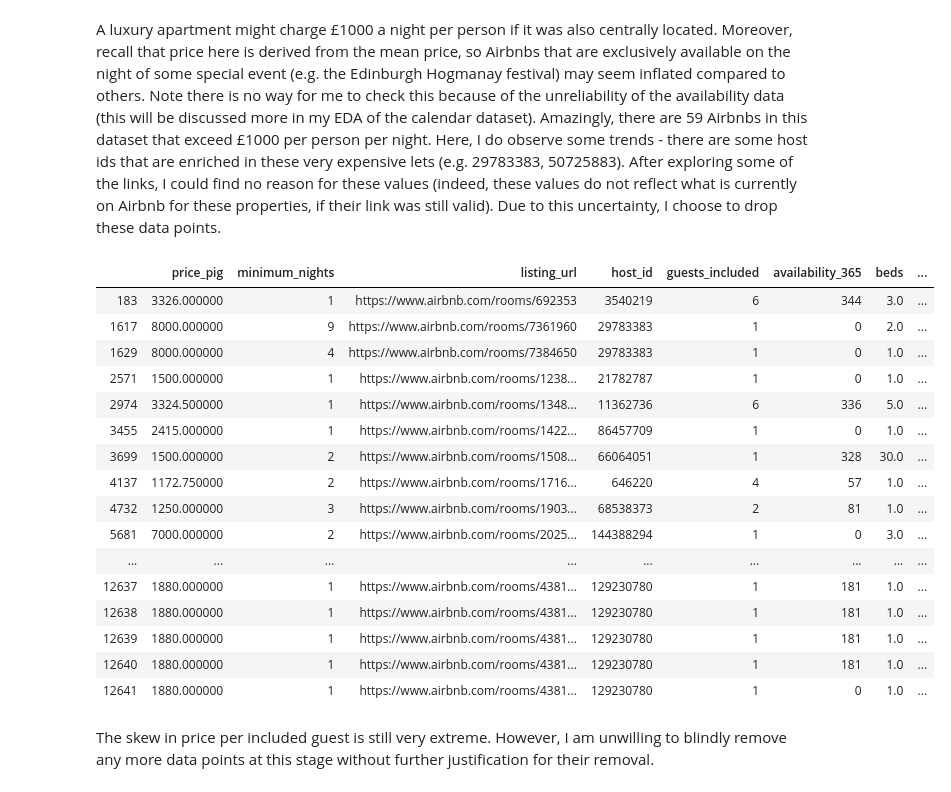
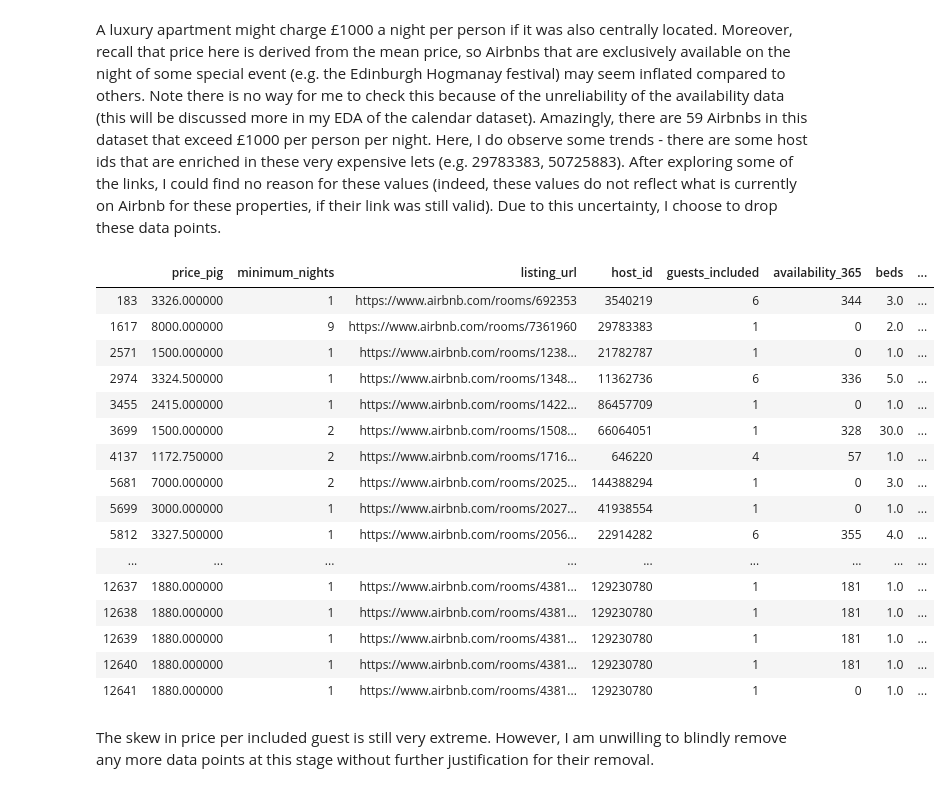
Before and after one commit to anailis/edinburgh-airbnbs, a Jupyter notebook: eda/Listings20.ipynb, the cells around one changed output. Saved outputs shown, nothing was run; the diff lists cells and outputs as text; code cells hidden in the pictures.

```diff
--- a/eda/Listings20.ipynb
+++ b/eda/Listings20.ipynb
@@ -22,4 +22,5 @@ There are missing data in this dataset.
 # %%
+listings = listings.drop_duplicates()
 listings.isna().any().any()
 # %% [output]
 True
@@ -46,3 +78,16 @@ Index(['summary', 'space', 'description', 'neighborhood_overview', 'notes',
+# %%
+listings = listings.drop(['thumbnail_url', 'medium_url', 'xl_picture_url', 'host_thumbnail_url',
+              'host_picture_url', 'city', 'state', 'license', 'jurisdiction_names',
+              'experiences_offered', 'access', 'interaction', 'has_availability', 'market',
+              'neighbourhood_group_cleansed', 'host_acceptance_rate', 'zipcode', 'square_feet',
+              'weekly_price', 'monthly_price', 'name', 'host_total_listings_count', 'country_code'],
+              axis = 1)
+# %%
+have_neighbourhood = np.invert(listings.neighbourhood.isnull().to_numpy())
+listings = listings[have_neighbourhood]
+# %%
+for column in ['host_listings_count', 'bathrooms', 'beds', 'bedrooms']:
+    listings.loc[(listings[column].isnull()), column] = listings[column].median()
 # %% [markdown]
 ## Exploring Pricing
 # %% [markdown]
@@ -126,19 +171,19 @@ listings = listings[(listings.price > 8) | (listings.guests_included >= 5)]
 # %% [markdown]
 A luxury apartment might charge £1000 a night per person if it was also centrally located. Moreover, recall that price here is derived from the mean price, so Airbnbs that are exclusively available on the night of some special event (e.g. the Edinburgh Hogmanay festival) may seem inflated compared to others. Note there is no way for me to check this because of the unreliability of the availability data (this will be discussed more in my EDA of the calendar dataset). Amazingly, there are 59 Airbnbs in this dataset that exceed £1000 per person per night. Here, I do observe some trends - there are some host ids that are enriched in these very expensive lets (e.g. 29783383, 50725883). After exploring some of the links, I could find no reason for these values (indeed, these values do not reflect what is currently on Airbnb for these properties, if their link was still valid). Due to this uncertainty, I choose to drop these data points.
 # %%
-listings[listings.price_pig > 1000][['price_pig', 'minimum_nights', 'listing_url', 'host_id', 'guests_included', 'availability_365', 'beds', 'property_type', 'extra_people', 'has_availability']]
+listings[listings.price_pig > 1000][['price_pig', 'minimum_nights', 'listing_url', 'host_id', 'guests_included', 'availability_365', 'beds', 'property_type', 'extra_people']]
 # %% [output]
 |  | price_pig | minimum_nights | listing_url | host_id | guests_included | availability_365 | beds | ... |
 | 183 | 3326.000000 | 1 | https://www.airbnb.com/rooms/692353 | 3540219 | 6 | 344 | 3.0 | ... |
 | 1617 | 8000.000000 | 9 | https://www.airbnb.com/rooms/7361960 | 29783383 | 1 | 0 | 2.0 | ... |
-| 1629 | 8000.000000 | 4 | https://www.airbnb.com/rooms/7384650 | 29783383 | 1 | 0 | 1.0 | ... |
 | 2571 | 1500.000000 | 1 | https://www.airbnb.com/rooms/1238... | 21782787 | 1 | 0 | 1.0 | ... |
 | 2974 | 3324.500000 | 1 | https://www.airbnb.com/rooms/1348... | 11362736 | 6 | 336 | 5.0 | ... |
 | 3455 | 2415.000000 | 1 | https://www.airbnb.com/rooms/1422... | 86457709 | 1 | 0 | 1.0 | ... |
 | 3699 | 1500.000000 | 2 | https://www.airbnb.com/rooms/1508... | 66064051 | 1 | 328 | 30.0 | ... |
 | 4137 | 1172.750000 | 2 | https://www.airbnb.com/rooms/1716... | 646220 | 4 | 57 | 1.0 | ... |
-| 4732 | 1250.000000 | 3 | https://www.airbnb.com/rooms/1903... | 68538373 | 2 | 81 | 1.0 | ... |
 | 5681 | 7000.000000 | 2 | https://www.airbnb.com/rooms/2025... | 144388294 | 1 | 0 | 3.0 | ... |
+| 5699 | 3000.000000 | 1 | https://www.airbnb.com/rooms/2027... | 41938554 | 1 | 0 | 1.0 | ... |
+| 5812 | 3327.500000 | 1 | https://www.airbnb.com/rooms/2056... | 22914282 | 6 | 355 | 4.0 | ... |
 | ... | ... | ... | ... | ... | ... | ... | ... | ... |
 | 12637 | 1880.000000 | 1 | https://www.airbnb.com/rooms/4381... | 129230780 | 1 | 181 | 1.0 | ... |
 | 12638 | 1880.000000 | 1 | https://www.airbnb.com/rooms/4381... | 129230780 | 1 | 181 | 1.0 | ... |
```
Also changed, not shown: parts of 33 cells of this notebook.
